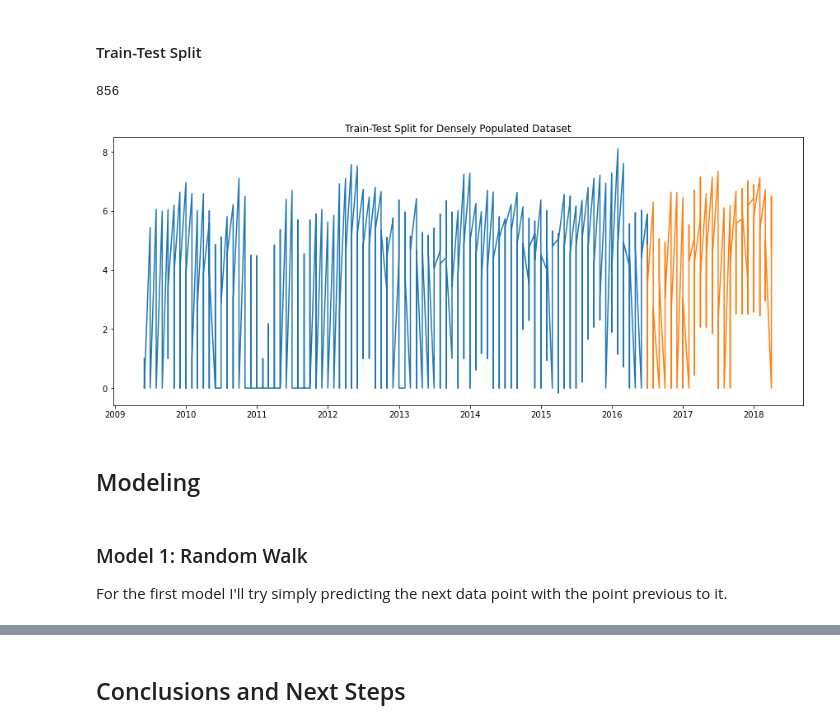
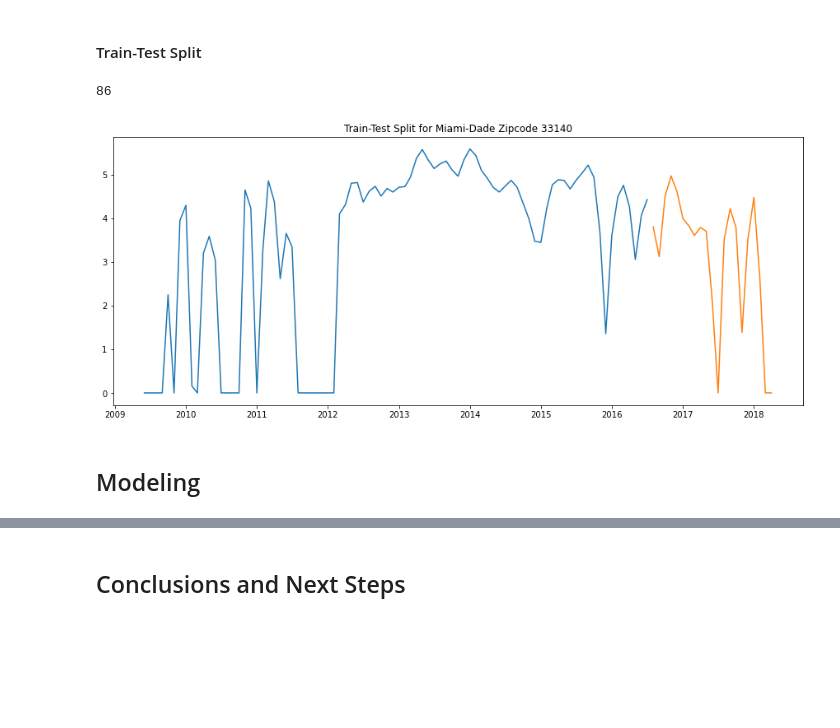
Before and after one commit to alexiskedo/Forecasting-Zillow-Home-Values, a Jupyter notebook: Real Estate Time Series Analysis.ipynb, the cells around one changed output, grey strips where cells are left out. Saved outputs shown, nothing was run; the diff lists cells and outputs as text; code cells hidden in the pictures; blank space fills up the shorter version.

```diff
--- a/Real Estate Time Series Analysis.ipynb
+++ b/Real Estate Time Series Analysis.ipynb
@@ -500,8 +519,8 @@ Before moving on, I will apply `seasonal_decompose` and log-transform the series
 # %%
-#Create function to quickly transform and log all 3 datasets
+#Create function to quickly transform to timeseries and log data
 def drop_and_log (df):
     df = df.drop(['zipcode','population','City','State','Metro','CountyName','SizeRank','avg_roi','value','difference'], axis=1)
     ts = np.log(df)
     ts[ts == -np.inf] = 1
-    ts = nd_ts.fillna(0)
+    ts = ts.fillna(0)
     return ts
@@ -510,2 +529,4 @@ nd_ts = drop_and_log(nd_top10)
+# %%
+miami_ts = drop_and_log(miami)
 # %%
 #Apply seasonal_decompose (log-transform series)
@@ -669,14 +563,12 @@ vd_ts = vd_ts['2009-06-01':]
 # Calculate the 80% mark by multiplying the row index of the shape attribute
 # Use the built in round function to find the nearest integer
 
-#Since the timseries are all the same size
-#I should only have to do this once
-end_of_train_index = round(nd_ts.shape[0] * .8)
+end_of_train_index = round(miami_ts.shape[0] * .8)
 end_of_train_index
 # %% [output]
-856
+86
 # %%
 # Define train and test sets according to the index found above
-# Rural dataset
-nd_train = nd_ts.iloc[:end_of_train_index]
-nd_test = nd_ts.iloc[end_of_train_index:]
+# For our starting model on the Miami zipcode
+miami_train = miami_ts.iloc[:end_of_train_index]
+miami_test = miami_ts.iloc[end_of_train_index:]
@@ -691,13 +575,10 @@ vd_test = vd_ts.iloc[end_of_train_index:]
 # %%
 # Looking at big city dataset as an example
 fig, ax = plt.subplots(figsize=(15,6))
-ax.plot(vd_train)
-ax.plot(vd_test)
-ax.set_title('Train-Test Split for Densely Populated Dataset');
+ax.plot(miami_train)
+ax.plot(miami_test)
+ax.set_title('Train-Test Split for Miami-Dade Zipcode 33140');
 # %% [output]
-[figure, old version]
+[figure, new version]
 # %% [markdown]
 ## Modeling
-# %% [markdown]
-### Model 1: Random Walk
-For the first model I'll try simply predicting the next data point with the point previous to it.
```
Also changed, not shown: parts of 85 cells of this notebook.
